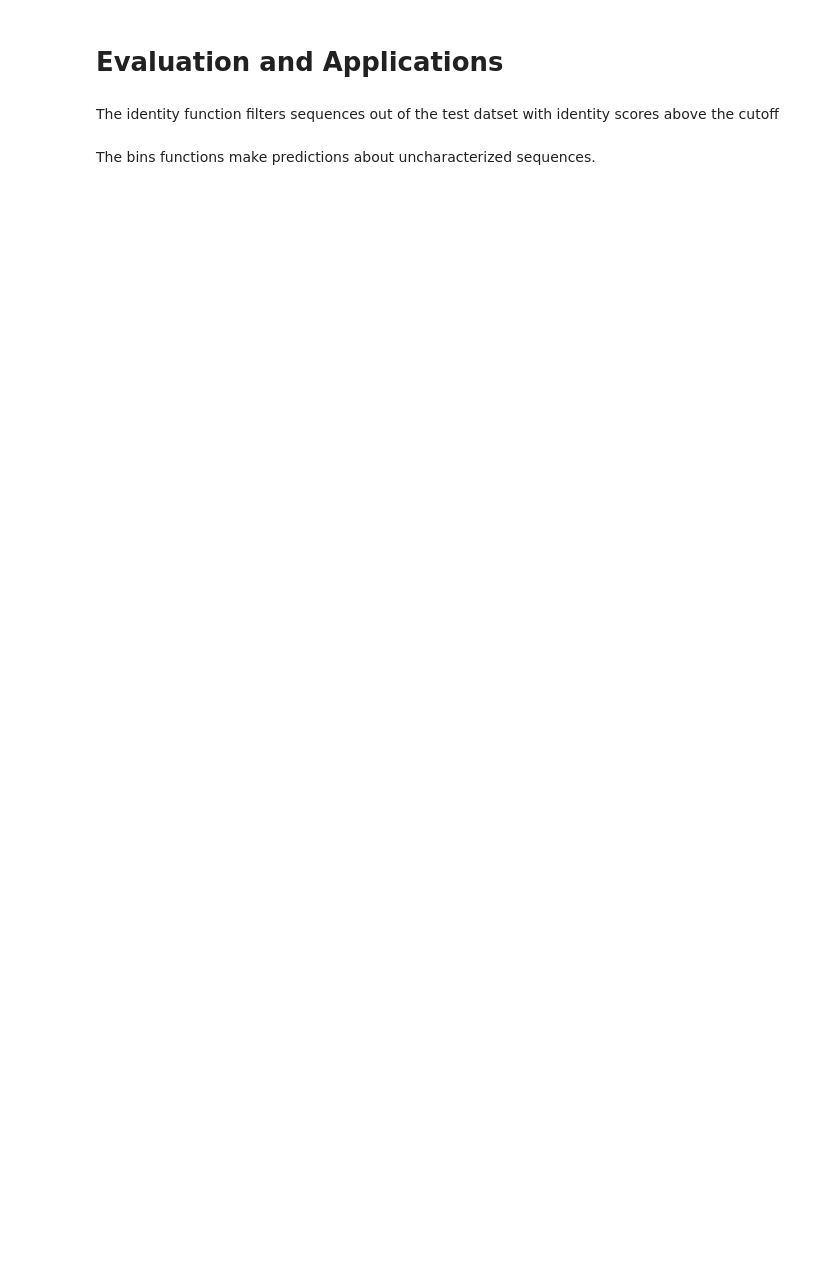
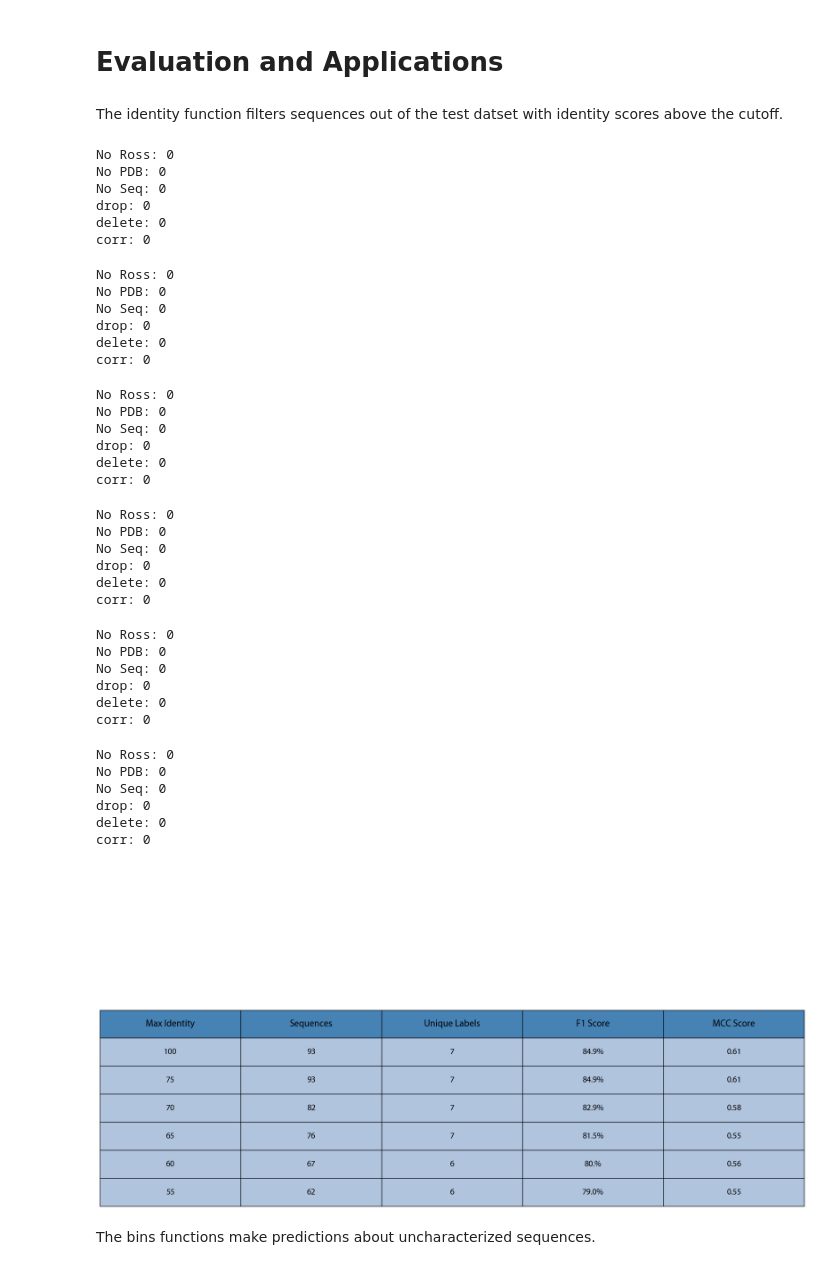
Before and after one commit to samihennen/GTB_Substrate_Prediction, a Jupyter notebook: GTB.ipynb, the cells around one changed output. Saved outputs shown, nothing was run; the diff lists cells and outputs as text; code cells hidden in the pictures; blank space fills up the shorter version.

```diff
--- a/GTB.ipynb
+++ b/GTB.ipynb
@@ -1660,7 +1555,47 @@ corr: 496
 # %% [markdown]
 # Evaluation and Applications
 # %% [markdown]
-The identity function filters sequences out of the test datset with identity scores above the cutoff
+The identity function filters sequences out of the test datset with identity scores above the cutoff.
+# %%
+gtb.identity([100,75,70,65,60,55],"KNN")
+# %% [output]
+No Ross: 0
+No PDB: 0
+No Seq: 0
+drop: 0
+delete: 0
+corr: 0
+No Ross: 0
+No PDB: 0
+No Seq: 0
+drop: 0
+delete: 0
+corr: 0
+No Ross: 0
+No PDB: 0
+No Seq: 0
+drop: 0
+delete: 0
+corr: 0
+No Ross: 0
+No PDB: 0
+No Seq: 0
+drop: 0
+delete: 0
+corr: 0
+No Ross: 0
+No PDB: 0
+No Seq: 0
+drop: 0
+delete: 0
+corr: 0
+No Ross: 0
+No PDB: 0
+No Seq: 0
+drop: 0
+delete: 0
+corr: 0
+[figure, added]
 # %% [markdown]
 The bins functions make predictions about uncharacterized sequences.
 # %%
```
Also changed, not shown: parts of 35 cells of this notebook.
